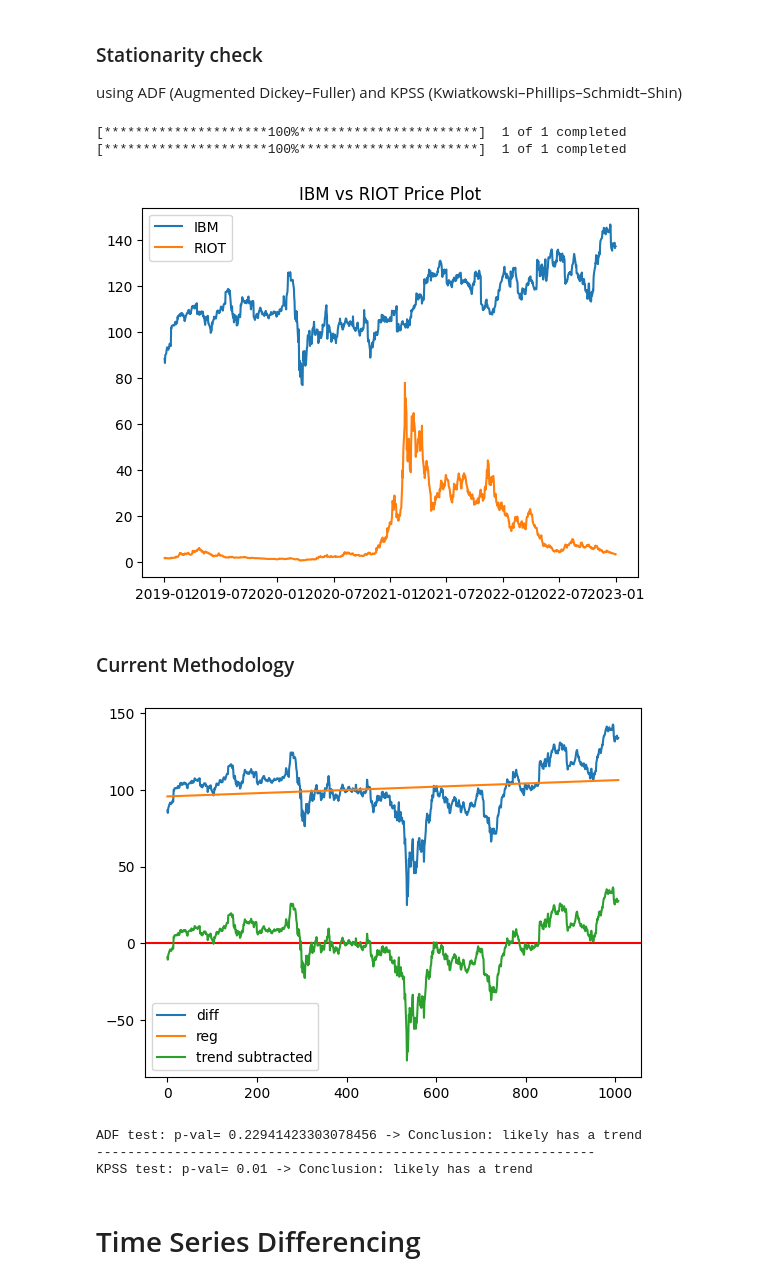
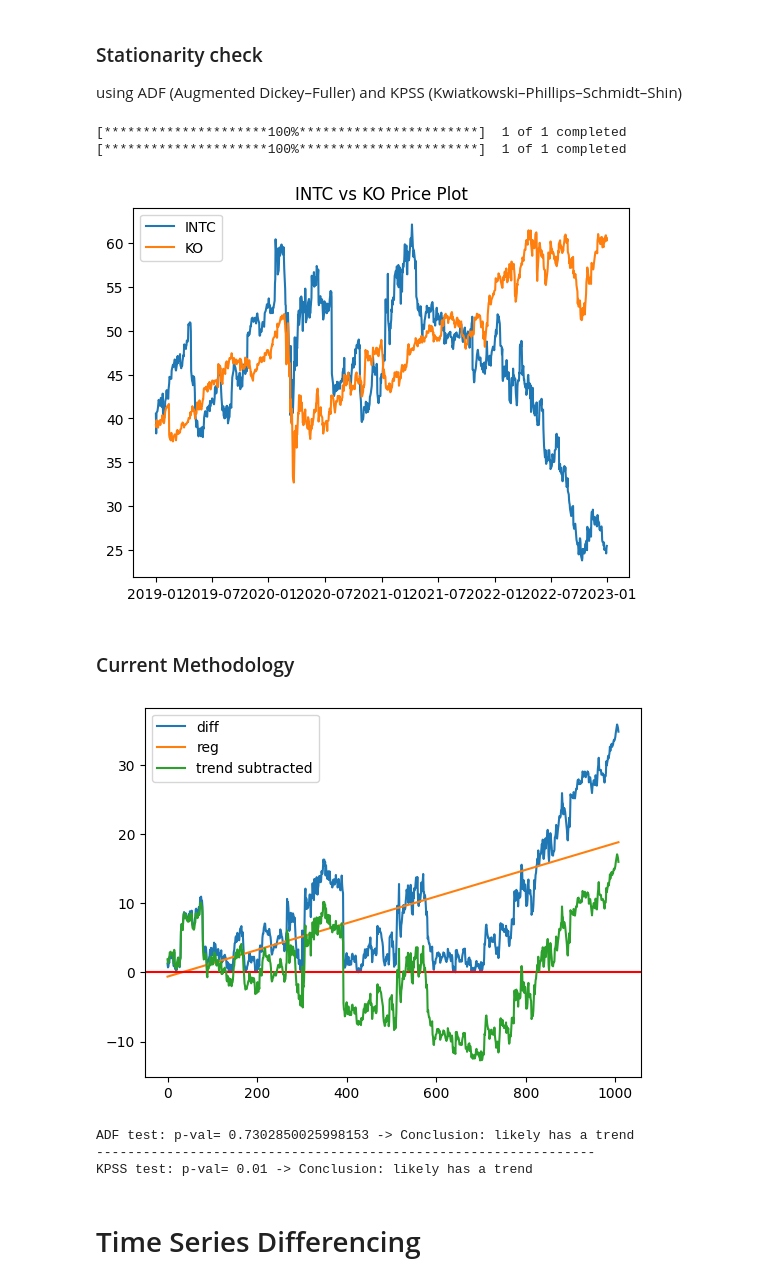
Before and after one commit to DFIC-Quant-Fund/StatArb-W2023, a Jupyter notebook: Research/Mean Reversion approach.ipynb, the cells around one changed output. Cells and saved outputs as stored; diff of their text form; code cells hidden in the pictures.

```diff
--- a/Research/Mean Reversion approach.ipynb
+++ b/Research/Mean Reversion approach.ipynb
@@ -42,22 +42,22 @@ def check_stationarity(series, alpha):
 # %%
 start_date = "2019-01-01"
 end_date = "2023-01-01"
 
-stk1 = "IBM"
-stk2 = "RIOT"
+stk1 = "INTC"
+stk2 = "KO"
 
 msft_data = yf.download(stk1,start=start_date,end=end_date)
 aapl_data = yf.download(stk2,start=start_date,end=end_date)
 
 plt.plot(msft_data["Adj Close"],label=stk1)
 plt.plot(aapl_data["Adj Close"],label=stk2)
 plt.legend()
 plt.title(f"{stk1} vs {stk2} Price Plot")
 plt.show()
 # %% [output]
 [*********************100%***********************]  1 of 1 completed
 [*********************100%***********************]  1 of 1 completed
-[figure, old version]
+[figure, new version]
 # %% [markdown]
 ### Current Methodology
 # %%
@@ -80,8 +80,8 @@ check_stationarity(new_series,0.05)
 #The resulting time series is not stationary => the stocks are not cointegrated
 #Maybe they are cointegrated in a different proportion, e.g. short 1.5 AAPL to long 1 MSFT
 # %% [output]
-[figure, old version]
+[figure, new version]
-ADF test: p-val= 0.22941423303078456 -> Conclusion: likely has a trend
+ADF test: p-val= 0.7302850025998153 -> Conclusion: likely has a trend
 ----------------------------------------------------------------
 KPSS test: p-val= 0.01 -> Conclusion: likely has a trend
 # %% [markdown]
```
Also changed, not shown: parts of 1 cell of this notebook, 2 other files.
